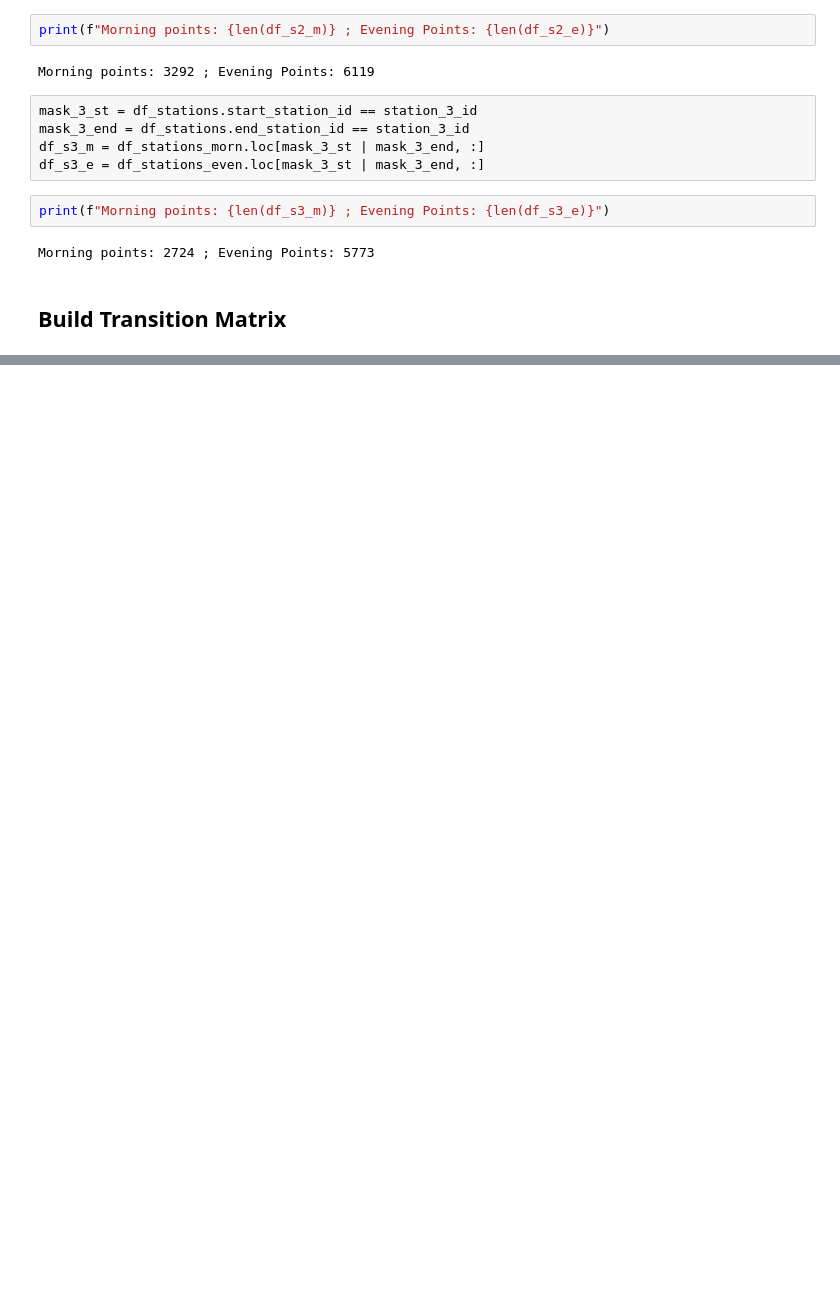
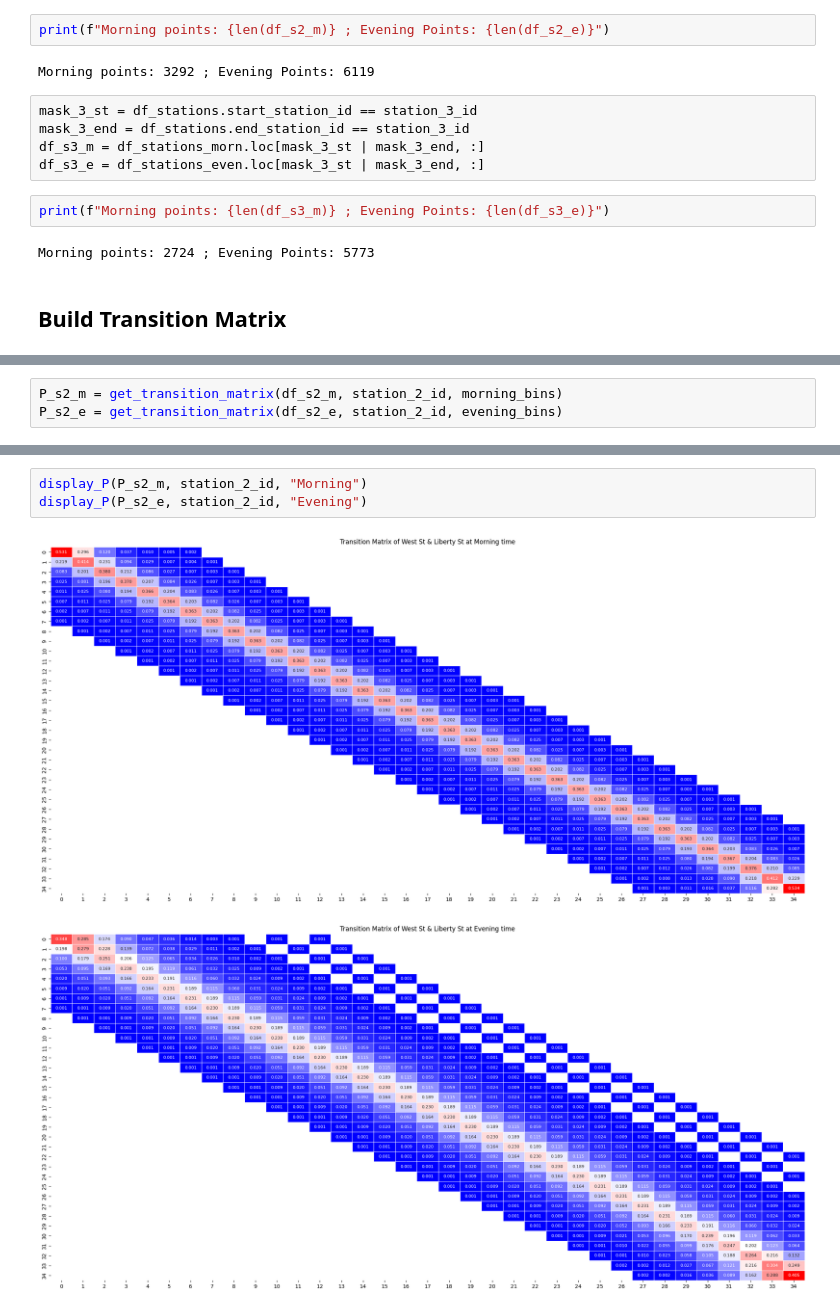
Before and after one commit to bwoody13/nyc-citibike-markovchain, a Jupyter notebook: project.ipynb, the cells around one changed output, grey strips where cells are left out. Saved outputs shown, nothing was run; the diff lists cells and outputs as text; blank space fills up the shorter version.

```diff
--- a/project.ipynb
+++ b/project.ipynb
@@ -388,0 +377,3 @@ array([[0.46690734, 0.30806258, 0.13357401, ..., 0.        , 0.        ,
+# %%
+P_s2_m = get_transition_matrix(df_s2_m, station_2_id, morning_bins)
+P_s2_e = get_transition_matrix(df_s2_e, station_2_id, evening_bins)
@@ -388,0 +402,6 @@ array([[0.46690734, 0.30806258, 0.13357401, ..., 0.        , 0.        ,
+# %%
+display_P(P_s2_m, station_2_id, "Morning")
+display_P(P_s2_e, station_2_id, "Evening")
+# %% [output]
+[figure, added]
+[figure, added]
```
Also changed, not shown: parts of 16 cells of this notebook.
